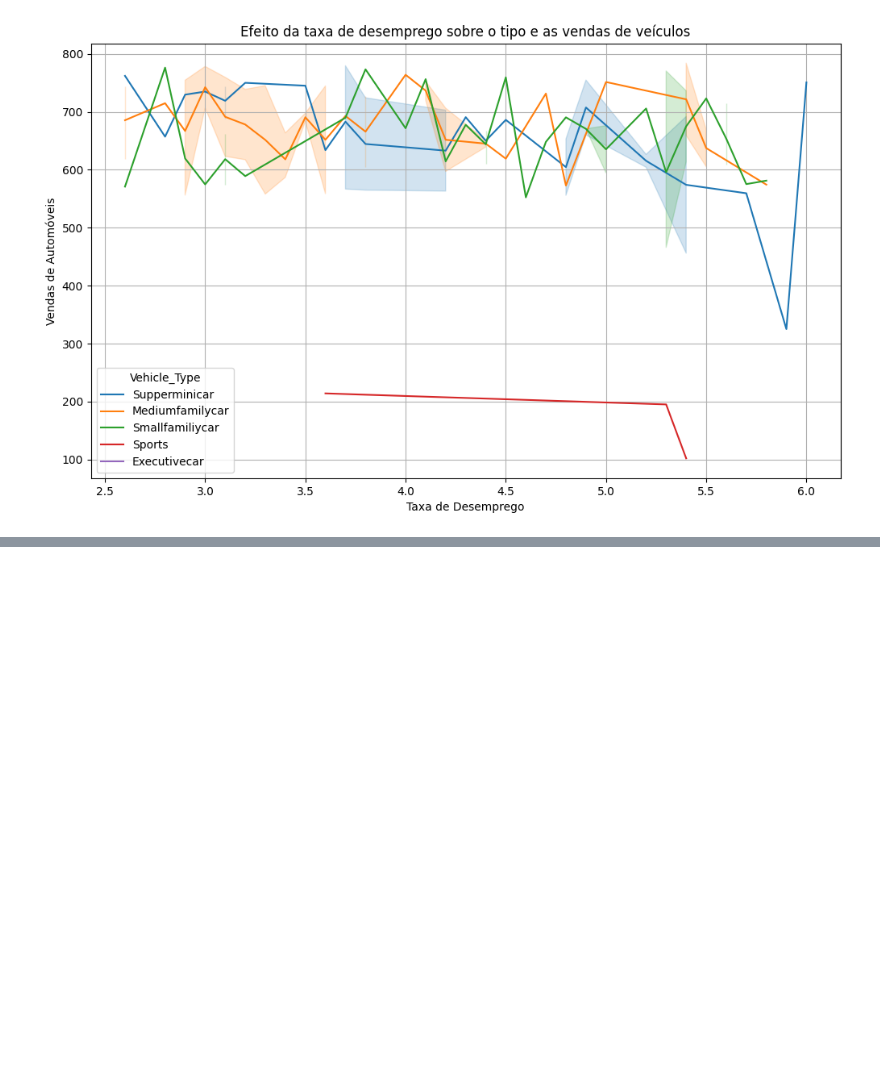
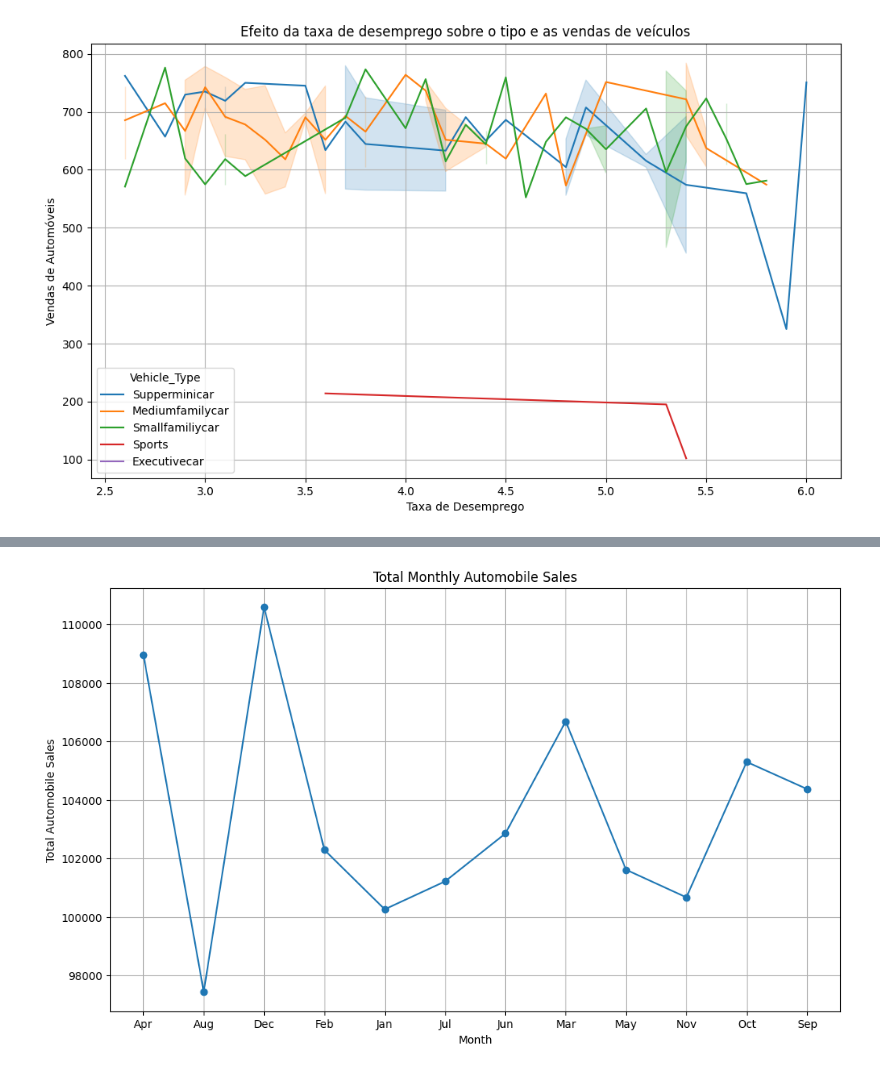
Before and after one commit to vicsladk/IBMTest, a Jupyter notebook: Impacto_da_Recessão_nas_Vendas_de_Automóveis.ipynb, the cells around one changed output, grey strips where cells are left out. Saved outputs shown, nothing was run; the diff lists cells and outputs as text; code cells hidden in the pictures; blank space fills up the shorter version.

```diff
--- a/Impacto_da_Recessão_nas_Vendas_de_Automóveis.ipynb
+++ b/Impacto_da_Recessão_nas_Vendas_de_Automóveis.ipynb
@@ -369,0 +739,16 @@ except ValueError as e:
+# %%
+# Agrupar por mês e calcular a soma das vendas para todos os anos
+monthly_sales = df.groupby('Month')['Automobile_Sales'].sum().reset_index()
+
+# Criar o gráfico de linhas
+plt.figure(figsize=(12, 7))
+plt.plot(monthly_sales['Month'], monthly_sales['Automobile_Sales'], marker='o')
+
+plt.title('Total Monthly Automobile Sales')
+plt.xlabel('Month')
+plt.ylabel('Total Automobile Sales')
+plt.xticks(monthly_sales['Month']) # Marca todos os meses no eixo x
+plt.grid(True)
+plt.show()
+# %% [output]
+[figure, added]
```
Also changed, not shown: parts of 36 cells of this notebook.
